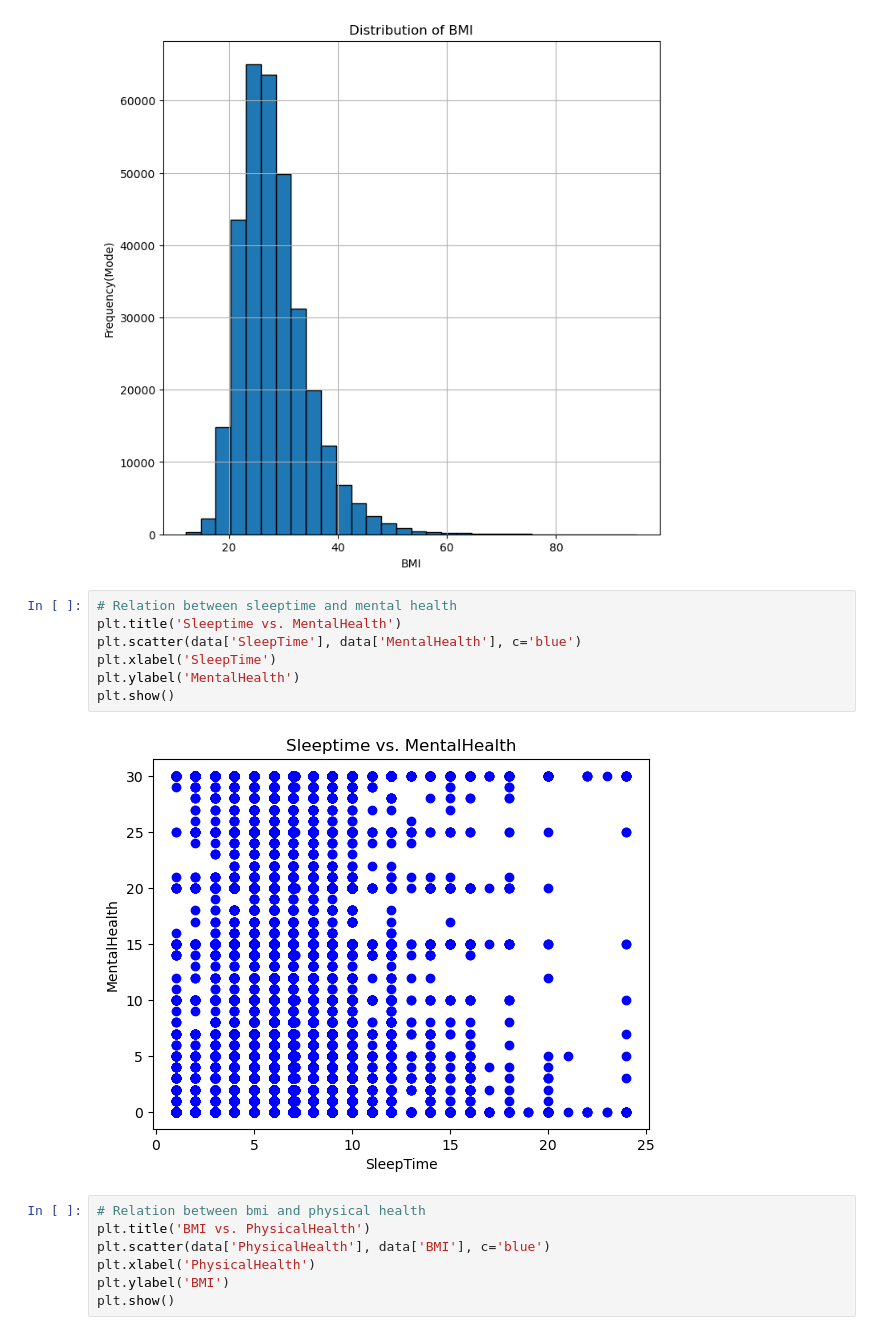
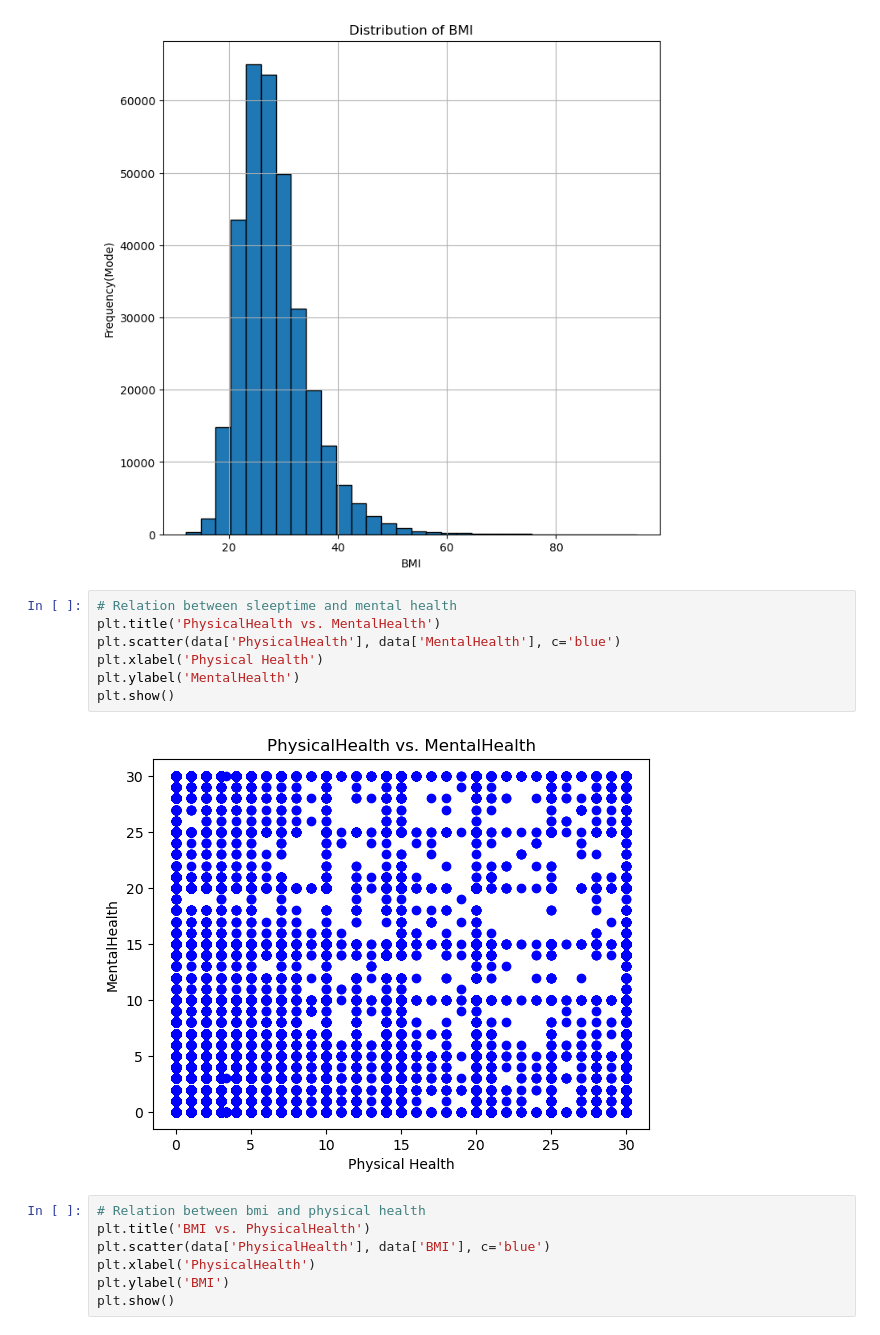
Before and after one commit to adars124/ML-practice, a Jupyter notebook: practical/Assignment-3.ipynb, the cells around one changed output. Saved outputs shown, nothing was run; the diff lists cells and outputs as text.

```diff
--- a/Assignment-3.ipynb
+++ b/practical/Assignment-3.ipynb
@@ -481,13 +487,13 @@ plt.show()
 [figure]
 # %%
 # Relation between sleeptime and mental health
-plt.title('Sleeptime vs. MentalHealth')
-plt.scatter(data['SleepTime'], data['MentalHealth'], c='blue')
-plt.xlabel('SleepTime')
+plt.title('PhysicalHealth vs. MentalHealth')
+plt.scatter(data['PhysicalHealth'], data['MentalHealth'], c='blue')
+plt.xlabel('Physical Health')
 plt.ylabel('MentalHealth')
 plt.show()
 # %% [output]
-[figure, old version]
+[figure, new version]
 # %%
 # Relation between bmi and physical health
 plt.title('BMI vs. PhysicalHealth')
```
Also changed, not shown: parts of 1 cell of this notebook, 18 other files.
